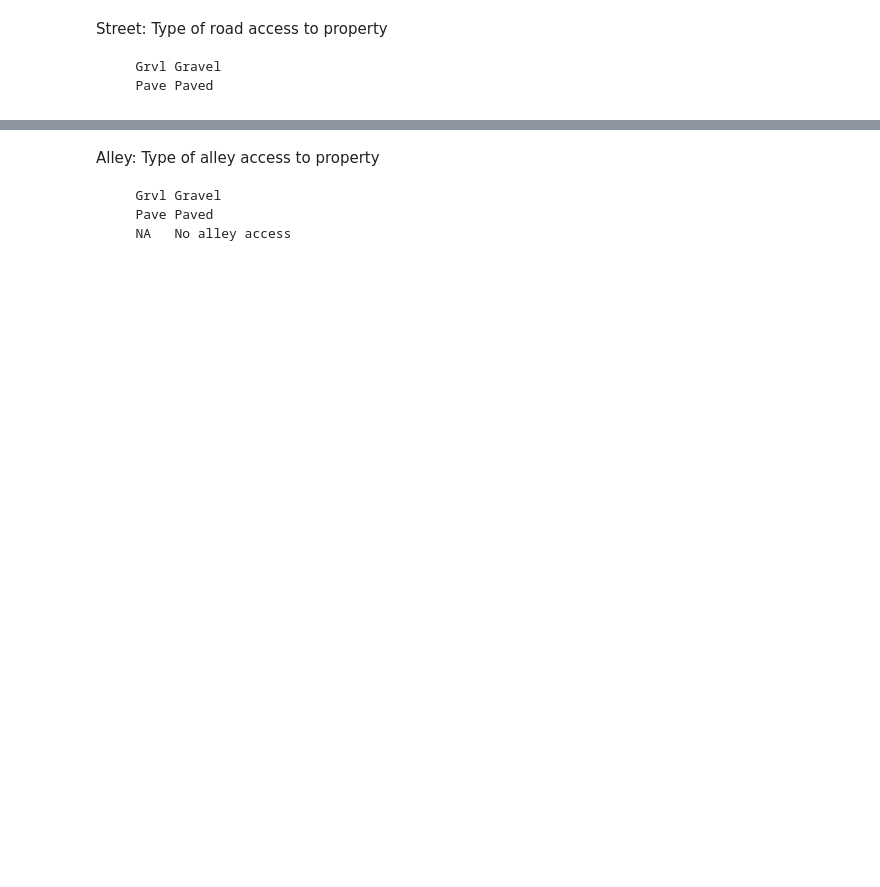
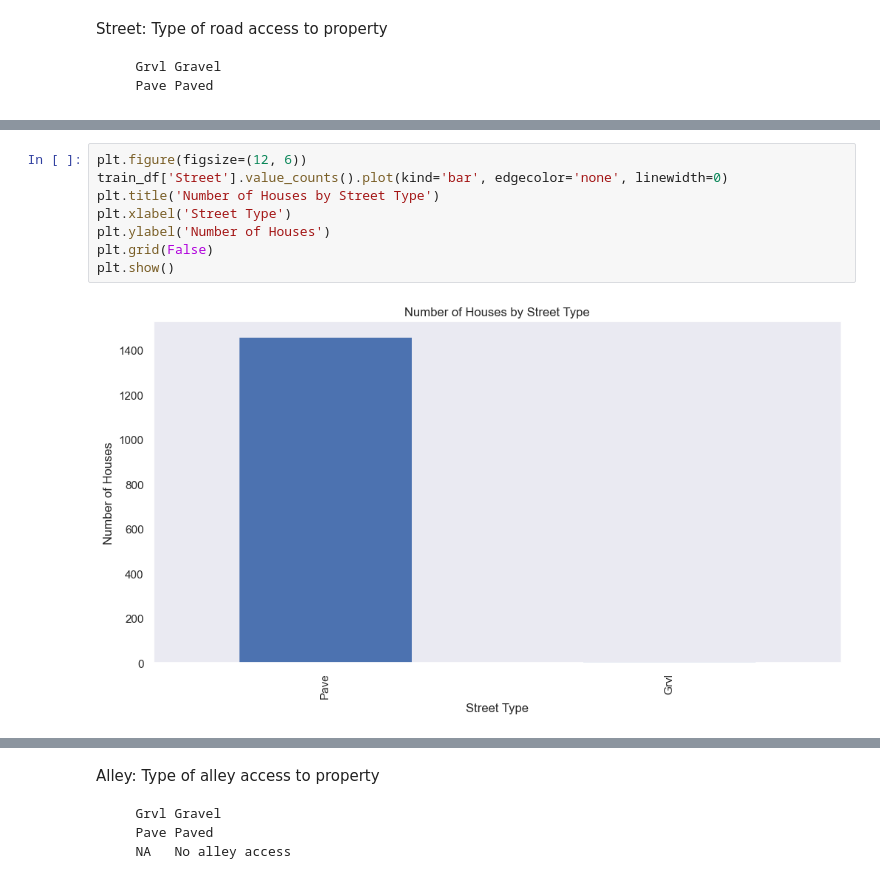
Before and after one commit to jenasandeep/Recreating-99-core_ML_Projects, a Jupyter notebook: 1-House Price Prediction/notebooks/1-initial-eda.ipynb, the cells around one changed output, grey strips where cells are left out. Drawn from its saved outputs; the diff is of its cells as text; blank space fills up the shorter version.

```diff
--- a/1-House Price Prediction/notebooks/1-initial-eda.ipynb
+++ b/1-House Price Prediction/notebooks/1-initial-eda.ipynb
@@ -690,0 +858,10 @@ Street: Type of road access to property
+# %%
+plt.figure(figsize=(12, 6))
+train_df['Street'].value_counts().plot(kind='bar', edgecolor='none', linewidth=0)
+plt.title('Number of Houses by Street Type')
+plt.xlabel('Street Type')
+plt.ylabel('Number of Houses')
+plt.grid(False)
+plt.show()
+# %% [output]
+[figure, added]
```
Also changed, not shown: parts of 87 cells of this notebook, 1 other file.
